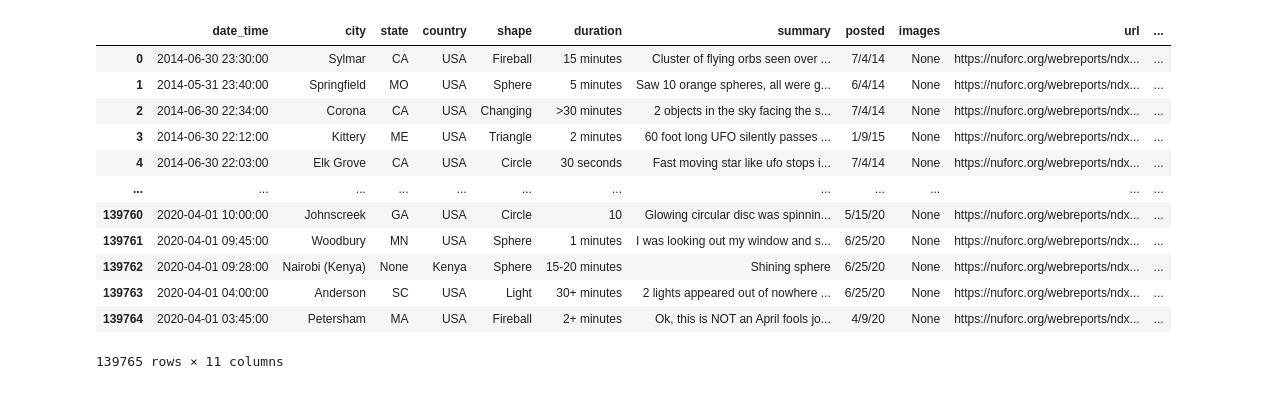
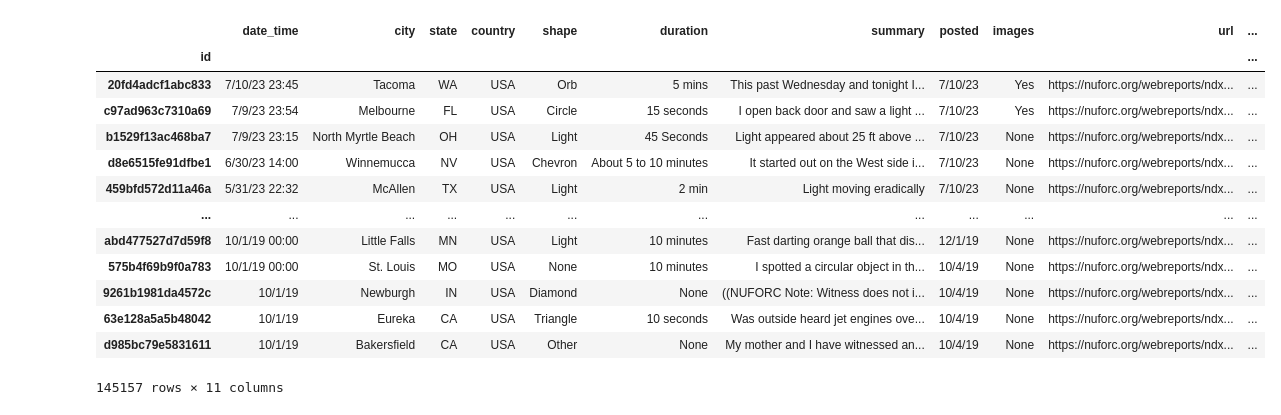
Before and after one commit to ndgigliotti/ufo-scrape, a Jupyter notebook: notebooks/explore.ipynb, the cells around one changed output. Drawn from its saved outputs; the diff is of its cells as text; code cells hidden in the pictures.

```diff
--- a/notebooks/explore.ipynb
+++ b/notebooks/explore.ipynb
@@ -1,19 +1,20 @@
 # %%
 import pandas as pd
 # %%
-df = pd.read_json("../downloads/nuforc/2023-07-28T01-19-46.json", lines=True)
+df = pd.read_json("../downloads/nuforc/2023-07-28T02-56-53.jsonl", lines=True).set_index("id")
 df
 # %% [output]
 |  | date_time | city | state | country | shape | duration | summary | posted | images | url | ... |
-| 0 | 2014-06-30 23:30:00 | Sylmar | CA | USA | Fireball | 15 minutes | Cluster of flying orbs seen over ... | 7/4/14 | None | https://nuforc.org/webreports/ndx... | ... |
-| 1 | 2014-05-31 23:40:00 | Springfield | MO | USA | Sphere | 5 minutes | Saw 10 orange spheres, all were g... | 6/4/14 | None | https://nuforc.org/webreports/ndx... | ... |
-| 2 | 2014-06-30 22:34:00 | Corona | CA | USA | Changing | >30 minutes | 2 objects in the sky facing the s... | 7/4/14 | None | https://nuforc.org/webreports/ndx... | ... |
-| 3 | 2014-06-30 22:12:00 | Kittery | ME | USA | Triangle | 2 minutes | 60 foot long UFO silently passes ... | 1/9/15 | None | https://nuforc.org/webreports/ndx... | ... |
-| 4 | 2014-06-30 22:03:00 | Elk Grove | CA | USA | Circle | 30 seconds | Fast moving star like ufo stops i... | 7/4/14 | None | https://nuforc.org/webreports/ndx... | ... |
+| id |  |  |  |  |  |  |  |  |  |  | ... |
+| 20fd4adcf1abc833 | 7/10/23 23:45 | Tacoma | WA | USA | Orb | 5 mins | This past Wednesday and tonight I... | 7/10/23 | Yes | https://nuforc.org/webreports/ndx... | ... |
+| c97ad963c7310a69 | 7/9/23 23:54 | Melbourne | FL | USA | Circle | 15 seconds | I open back door and saw a light ... | 7/10/23 | Yes | https://nuforc.org/webreports/ndx... | ... |
+| b1529f13ac468ba7 | 7/9/23 23:15 | North Myrtle Beach | OH | USA | Light | 45 Seconds | Light appeared about 25 ft above ... | 7/10/23 | None | https://nuforc.org/webreports/ndx... | ... |
+| d8e6515fe91dfbe1 | 6/30/23 14:00 | Winnemucca | NV | USA | Chevron | About 5 to 10 minutes | It started out on the West side i... | 7/10/23 | None | https://nuforc.org/webreports/ndx... | ... |
+| 459bfd572d11a46a | 5/31/23 22:32 | McAllen | TX | USA | Light | 2 min | Light moving eradically | 7/10/23 | None | https://nuforc.org/webreports/ndx... | ... |
 | ... | ... | ... | ... | ... | ... | ... | ... | ... | ... | ... | ... |
-| 139760 | 2020-04-01 10:00:00 | Johnscreek | GA | USA | Circle | 10 | Glowing circular disc was spinnin... | 5/15/20 | None | https://nuforc.org/webreports/ndx... | ... |
-| 139761 | 2020-04-01 09:45:00 | Woodbury | MN | USA | Sphere | 1 minutes | I was looking out my window and s... | 6/25/20 | None | https://nuforc.org/webreports/ndx... | ... |
-| 139762 | 2020-04-01 09:28:00 | Nairobi (Kenya) | None | Kenya | Sphere | 15-20 minutes | Shining sphere | 6/25/20 | None | https://nuforc.org/webreports/ndx... | ... |
-| 139763 | 2020-04-01 04:00:00 | Anderson | SC | USA | Light | 30+ minutes | 2 lights appeared out of nowhere ... | 6/25/20 | None | https://nuforc.org/webreports/ndx... | ... |
-| 139764 | 2020-04-01 03:45:00 | Petersham | MA | USA | Fireball | 2+ minutes | Ok, this is NOT an April fools jo... | 4/9/20 | None | https://nuforc.org/webreports/ndx... | ... |
+| abd477527d7d59f8 | 10/1/19 00:00 | Little Falls | MN | USA | Light | 10 minutes | Fast darting orange ball that dis... | 12/1/19 | None | https://nuforc.org/webreports/ndx... | ... |
+| 575b4f69b9f0a783 | 10/1/19 00:00 | St. Louis | MO | USA | None | 10 minutes | I spotted a circular object in th... | 10/4/19 | None | https://nuforc.org/webreports/ndx... | ... |
+| 9261b1981da4572c | 10/1/19 | Newburgh | IN | USA | Diamond | None | ((NUFORC Note: Witness does not i... | 10/4/19 | None | https://nuforc.org/webreports/ndx... | ... |
+| 63e128a5a5b48042 | 10/1/19 | Eureka | CA | USA | Triangle | 10 seconds | Was outside heard jet engines ove... | 10/4/19 | None | https://nuforc.org/webreports/ndx... | ... |
+| d985bc79e5831611 | 10/1/19 | Bakersfield | CA | USA | Other | None | My mother and I have witnessed an... | 10/4/19 | None | https://nuforc.org/webreports/ndx... | ... |
-139765 rows × 11 columns
+145157 rows × 11 columns
```
Also changed, not shown: parts of 4 cells of this notebook, 10 other files.
